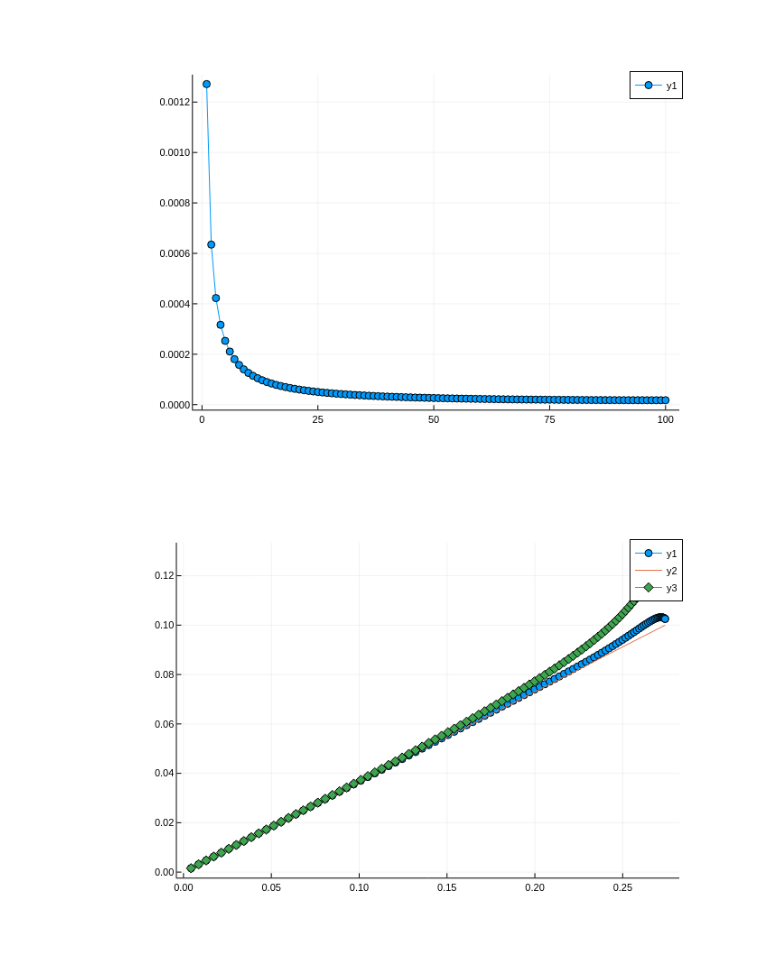
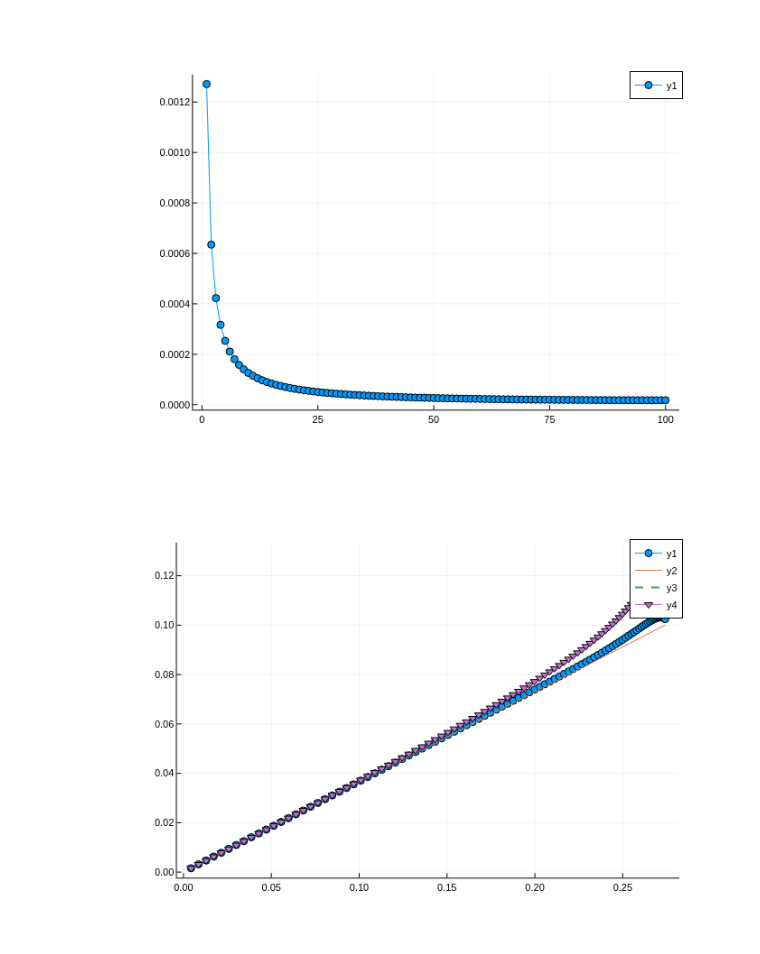
Before and after one commit to perebalazs/LowLevelFEM.jl, a Jupyter notebook: examples/damping_matrix/damping_matrix_1D.ipynb, the cells around one changed output. Cells and saved outputs as stored; diff of their text form; code cells hidden in the pictures.

```diff
--- a/examples/damping_matrix/damping_matrix_1D.ipynb
+++ b/examples/damping_matrix/damping_matrix_1D.ipynb
@@ -258,9 +258,14 @@ end
 # %%
 #plt = FEM.RayleighDampingAccuracyAnalysis(Tₘᵢₙ / √(1 - (1.5ξₘₐₓ)^2)^1, Tₘᵢₙ / π * (√(1 + (1.5ξₘₐₓ)^2) - 1.5ξₘₐₓ)^1, "dampingCharacter", n=1000, ξₘₐₓ=ξₘₐₓ, show_β=true)
 
 plot(x, y, shape=:auto)
 plot!(x, ξₘₐₓ[1] / last(x) * x)
+z = zeros(length(x))
+for i in 1:length(β)
+    z += β[i] / 2 * (2π * x / Δt) .^ (2i - 1)
+end
+plot!(x, z, lw=2, ls=:dash)
 #plot!(x, ξₘₐₓ / last(x) * x + ξₘₐₓ / 2 / last(x)^3 * x .^ 3)
 plot!(Δt * b[:, 1] / 2π, b[:, 2], shape=:auto)
 # %% [output]
-[figure, old version]
+[figure, new version]
```
